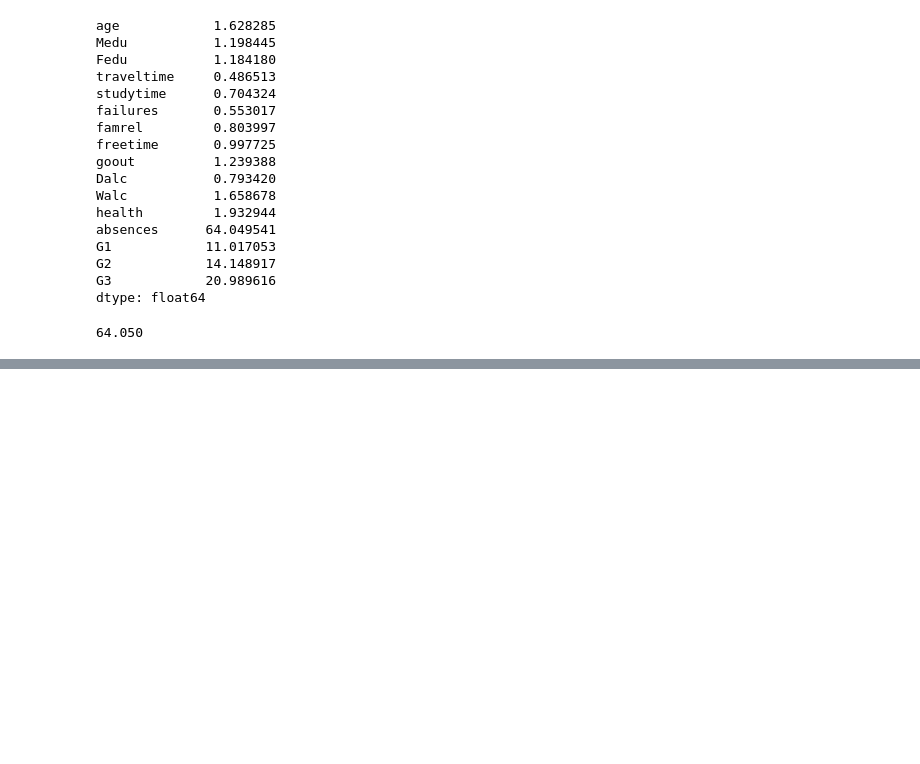
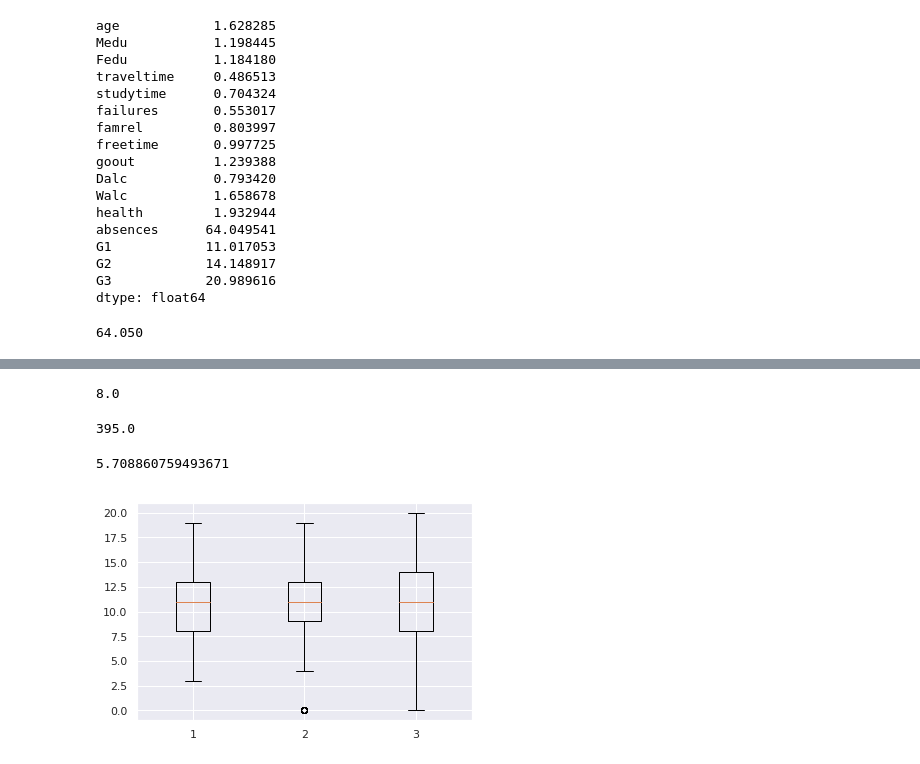
Before and after one commit to ducksfrogs/pybooks, a Jupyter notebook: u_tokyo_datascience/chap3/Untitled.ipynb, the cells around one changed output, grey strips where cells are left out. Saved outputs shown, nothing was run; the diff lists cells and outputs as text; code cells hidden in the pictures; blank space fills up the shorter version.

```diff
--- a/u_tokyo_datascience/chap3/Untitled.ipynb
+++ b/u_tokyo_datascience/chap3/Untitled.ipynb
@@ -130,0 +152,21 @@ student_data_math['absences'].var()
+# %%
+
+student_data_math['absences'].describe()[6]- student_data_math['absences'].describe()[4]
+# %% [output]
+8.0
+# %%
+
+student_data_math['absences'].describe()[0]
+# %% [output]
+395.0
+# %%
+
+student_data_math['absences'].describe()[1]
+# %% [output]
+5.708860759493671
+# %%
+plt.boxplot([student_data_math['G1'], student_data_math['G2'], student_data_math['G3']])
+
+plt.grid(True)
+# %% [output]
+[figure, added]
```
Also changed, not shown: parts of 28 cells of this notebook, 1 other file.
